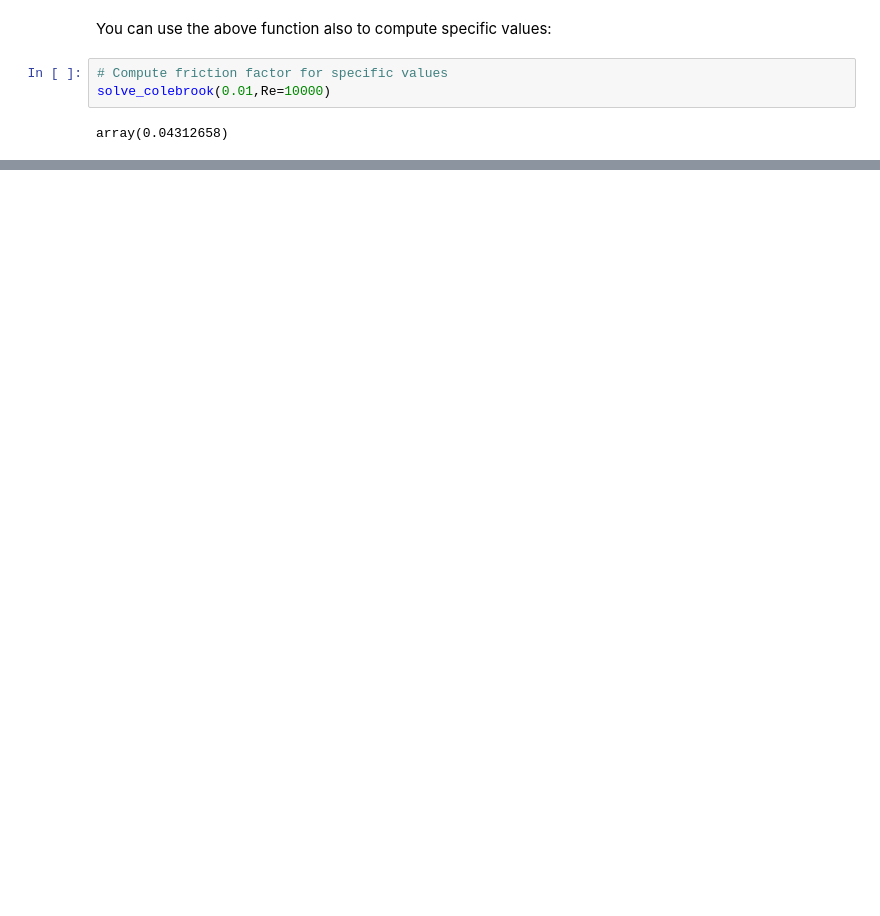
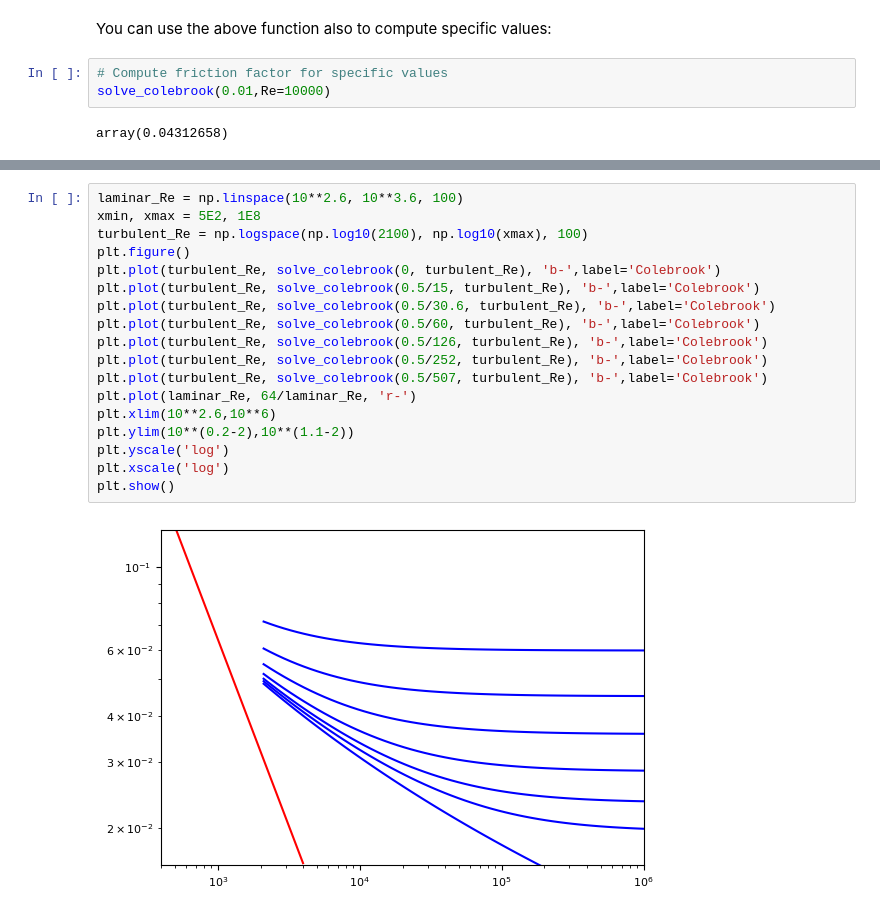
Before and after one commit to pschlatt1/notebooks, a Jupyter notebook: moody.ipynb, the cells around one changed output, grey strips where cells are left out. Drawn from its saved outputs; the diff is of its cells as text; blank space fills up the shorter version.

```diff
--- a/moody.ipynb
+++ b/moody.ipynb
@@ -133,0 +175,20 @@ array(0.04312658)
+# %%
+laminar_Re = np.linspace(10**2.6, 10**3.6, 100)
+xmin, xmax = 5E2, 1E8
+turbulent_Re = np.logspace(np.log10(2100), np.log10(xmax), 100)
+plt.figure()
+plt.plot(turbulent_Re, solve_colebrook(0, turbulent_Re), 'b-',label='Colebrook')
+plt.plot(turbulent_Re, solve_colebrook(0.5/15, turbulent_Re), 'b-',label='Colebrook')
+plt.plot(turbulent_Re, solve_colebrook(0.5/30.6, turbulent_Re), 'b-',label='Colebrook')
+plt.plot(turbulent_Re, solve_colebrook(0.5/60, turbulent_Re), 'b-',label='Colebrook')
+plt.plot(turbulent_Re, solve_colebrook(0.5/126, turbulent_Re), 'b-',label='Colebrook')
+plt.plot(turbulent_Re, solve_colebrook(0.5/252, turbulent_Re), 'b-',label='Colebrook')
+plt.plot(turbulent_Re, solve_colebrook(0.5/507, turbulent_Re), 'b-',label='Colebrook')
+plt.plot(laminar_Re, 64/laminar_Re, 'r-')
+plt.xlim(10**2.6,10**6)
+plt.ylim(10**(0.2-2),10**(1.1-2))
+plt.yscale('log')
+plt.xscale('log')
+plt.show()
+# %% [output]
+[figure, added]
```
Also changed, not shown: parts of 8 cells of this notebook.
